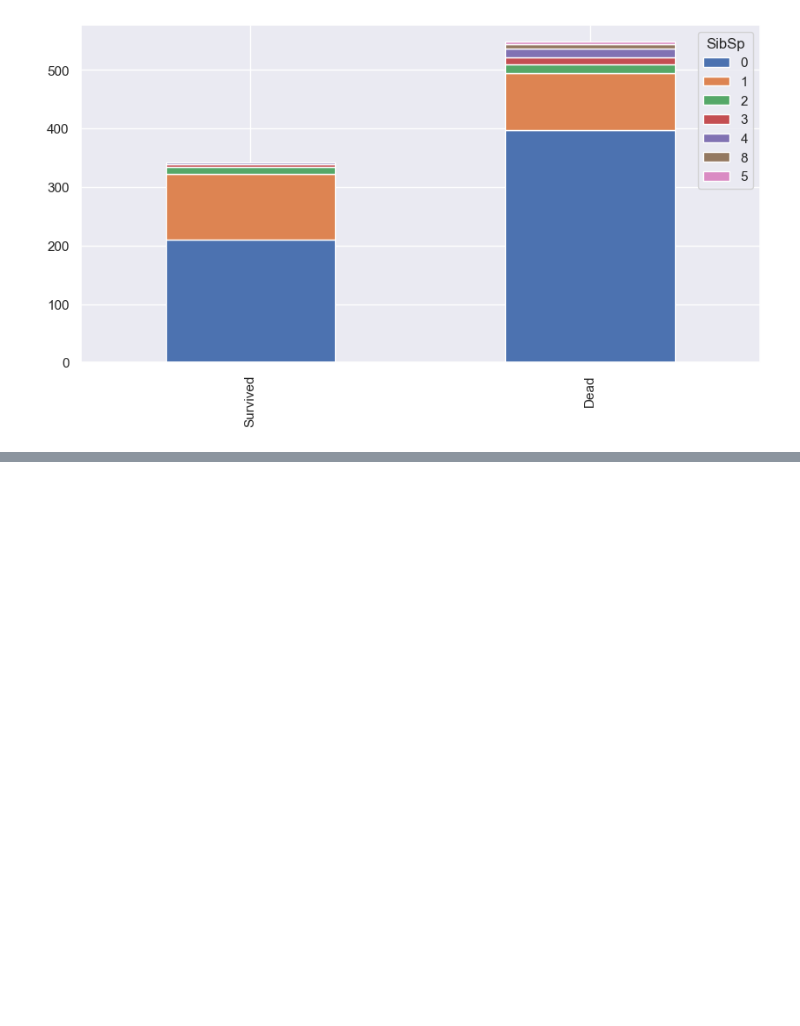
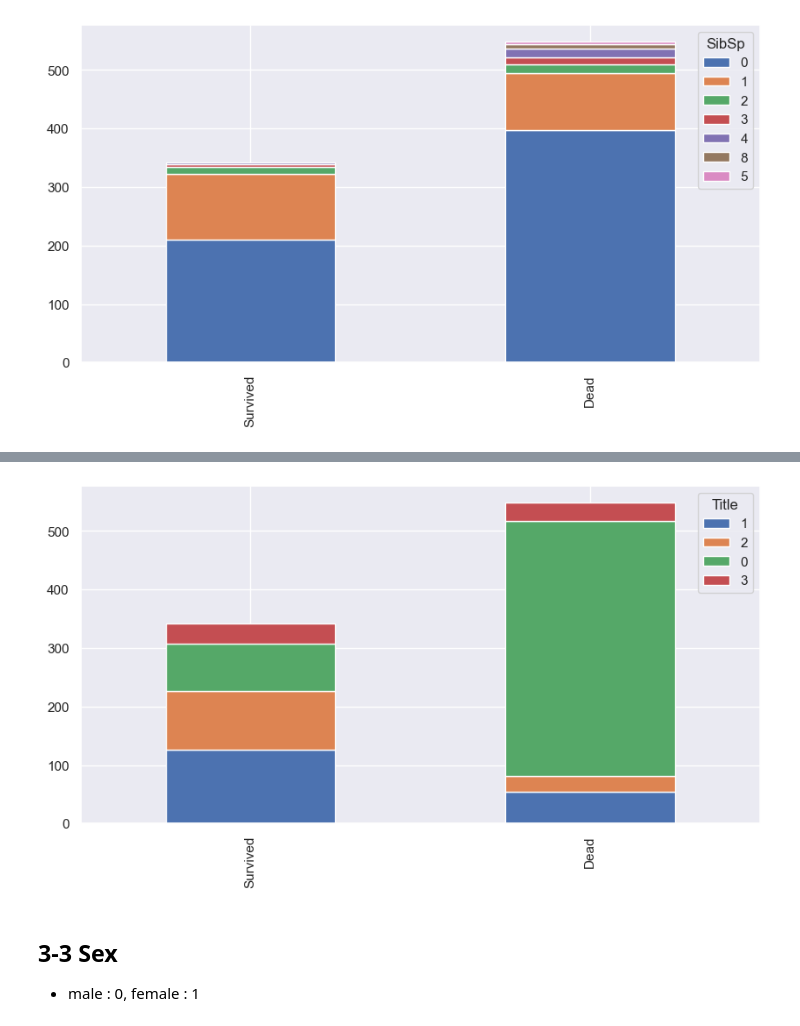
Before and after one commit to Nopen00/pythonsource, a Jupyter notebook: pythonsource/dataScience/chapter03/Titanic.ipynb, the cells around one changed output, grey strips where cells are left out. Cells and saved outputs as stored; diff of their text form; code cells hidden in the pictures; blank space fills up the shorter version.

```diff
--- a/pythonsource/dataScience/chapter03/Titanic.ipynb
+++ b/pythonsource/dataScience/chapter03/Titanic.ipynb
@@ -160,0 +268,4 @@ bar_chart('SibSp')
+# %%
+bar_chart('Title')
+# %% [output]
+[figure, added]
@@ -160,0 +277,3 @@ bar_chart('SibSp')
+# %% [markdown]
+## 3-3 Sex
+- male : 0, female : 1
```
Also changed, not shown: parts of 67 cells of this notebook, 8 other files.
